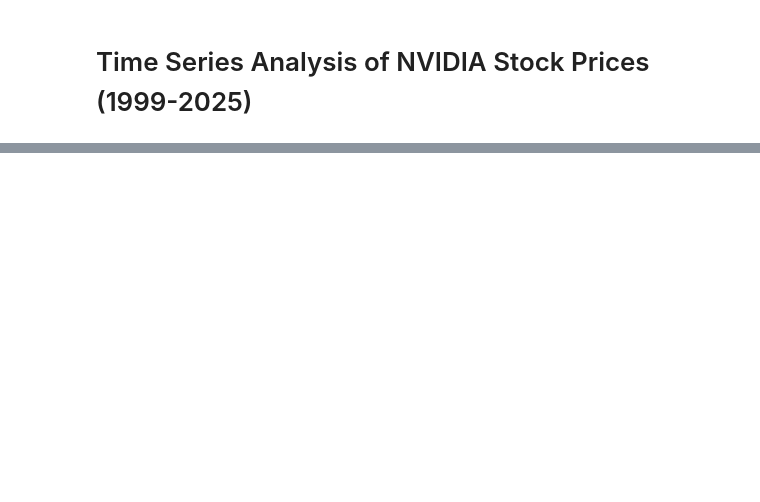
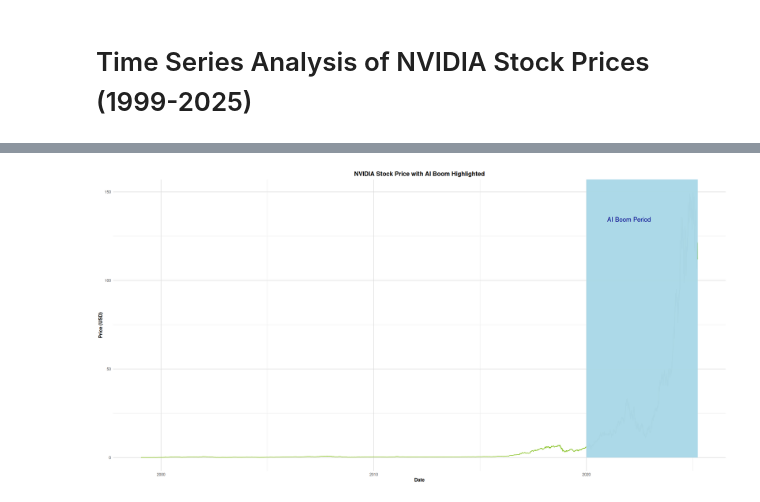
Before and after one commit to LyesHADJAR/TSAC-Individual-Project, a Jupyter notebook: notebooks/tsa_nvidia_stocks.ipynb, the cells around one changed output, grey strips where cells are left out. Saved outputs shown, nothing was run; the diff lists cells and outputs as text; code cells hidden in the pictures; blank space fills up the shorter version.

```diff
--- a/notebooks/tsa_nvidia_stocks.ipynb
+++ b/notebooks/tsa_nvidia_stocks.ipynb
@@ -34,0 +92,26 @@ theme_tsa <- function() {
+# %%
+p2 <- ggplot(nvidia_df, aes(x = Date, y = Price)) +
+  geom_line(color = "#76B900") +
+  geom_rect(
+    aes(
+      xmin = as.Date("2020-01-01"),
+      xmax = max(Date),
+      ymin = 0,
+      ymax = Inf
+    ),
+    fill = "lightblue", alpha = 0.2
+  ) +
+  annotate("text",
+    x = as.Date("2022-01-01"), y = max(nvidia_df$Price) * 0.9,
+    label = "AI Boom Period", color = "darkblue", size = 5
+  ) +
+  labs(
+    title = "NVIDIA Stock Price with AI Boom Highlighted",
+    x = "Date",
+    y = "Price (USD)"
+  ) +
+  theme_tsa()
+
+print(p2)
+# %% [output]
+[figure, added]
```
Also changed, not shown: parts of 16 cells of this notebook.
